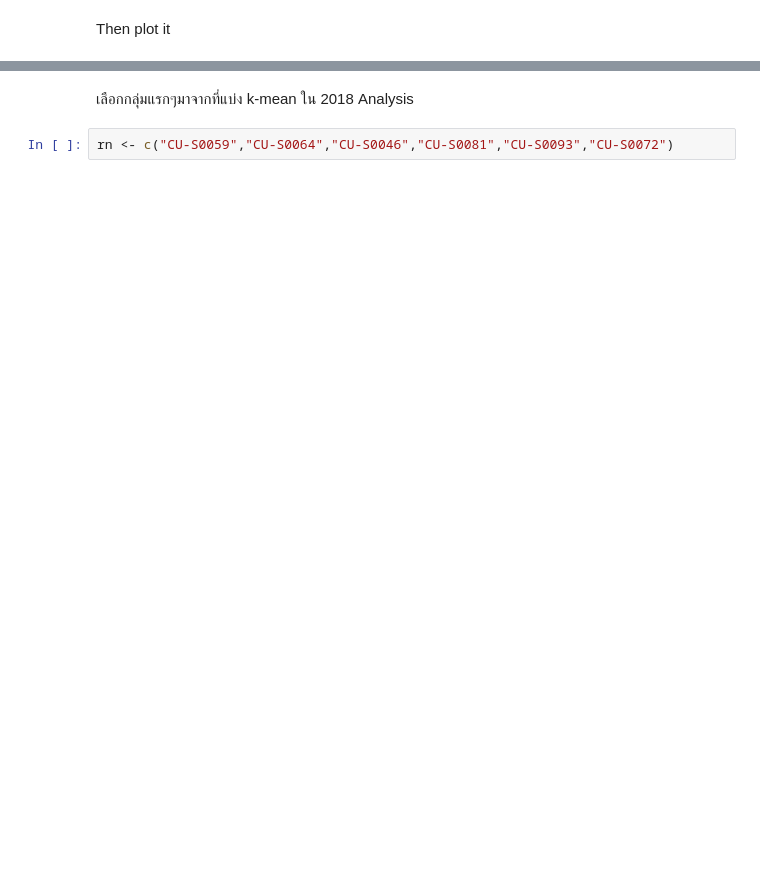
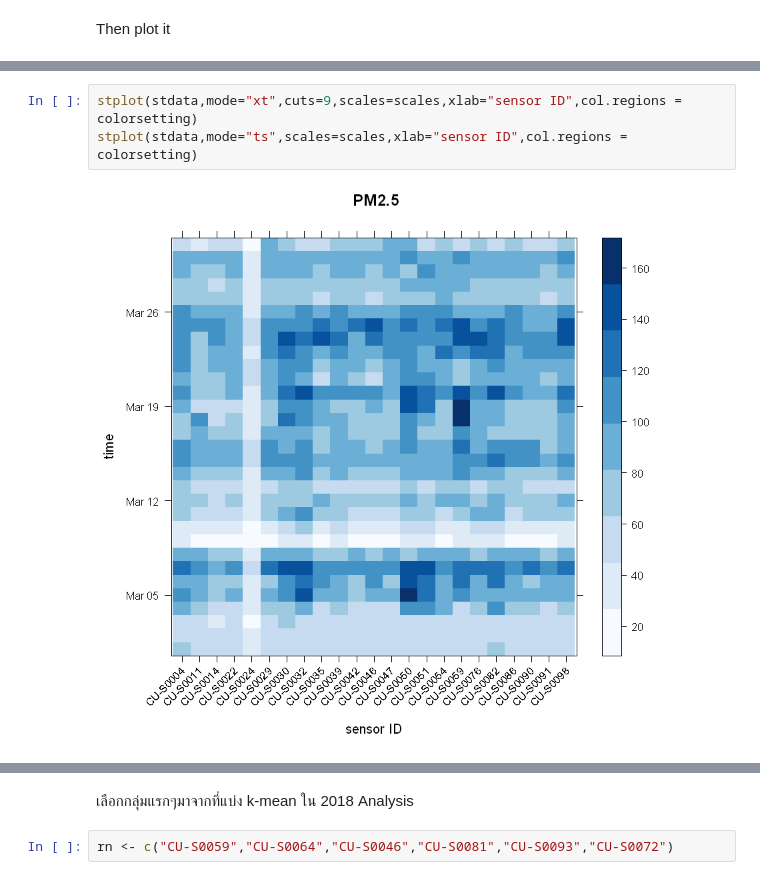
Before and after one commit to Maplub/Jupyter, a Jupyter notebook: st_variogram.ipynb, the cells around one changed output, grey strips where cells are left out. Cells and saved outputs as stored; diff of their text form; blank space fills up the shorter version.

```diff
--- a/st_variogram.ipynb
+++ b/st_variogram.ipynb
@@ -170,0 +193,5 @@ stplot(stdata,mode="xt",cuts=10,scales=scales,xlab="sensor ID")
+# %%
+stplot(stdata,mode="xt",cuts=9,scales=scales,xlab="sensor ID",col.regions = colorsetting)
+stplot(stdata,mode="ts",scales=scales,xlab="sensor ID",col.regions = colorsetting)
+# %% [output]
+[figure, added]
```
Also changed, not shown: parts of 18 cells of this notebook.
